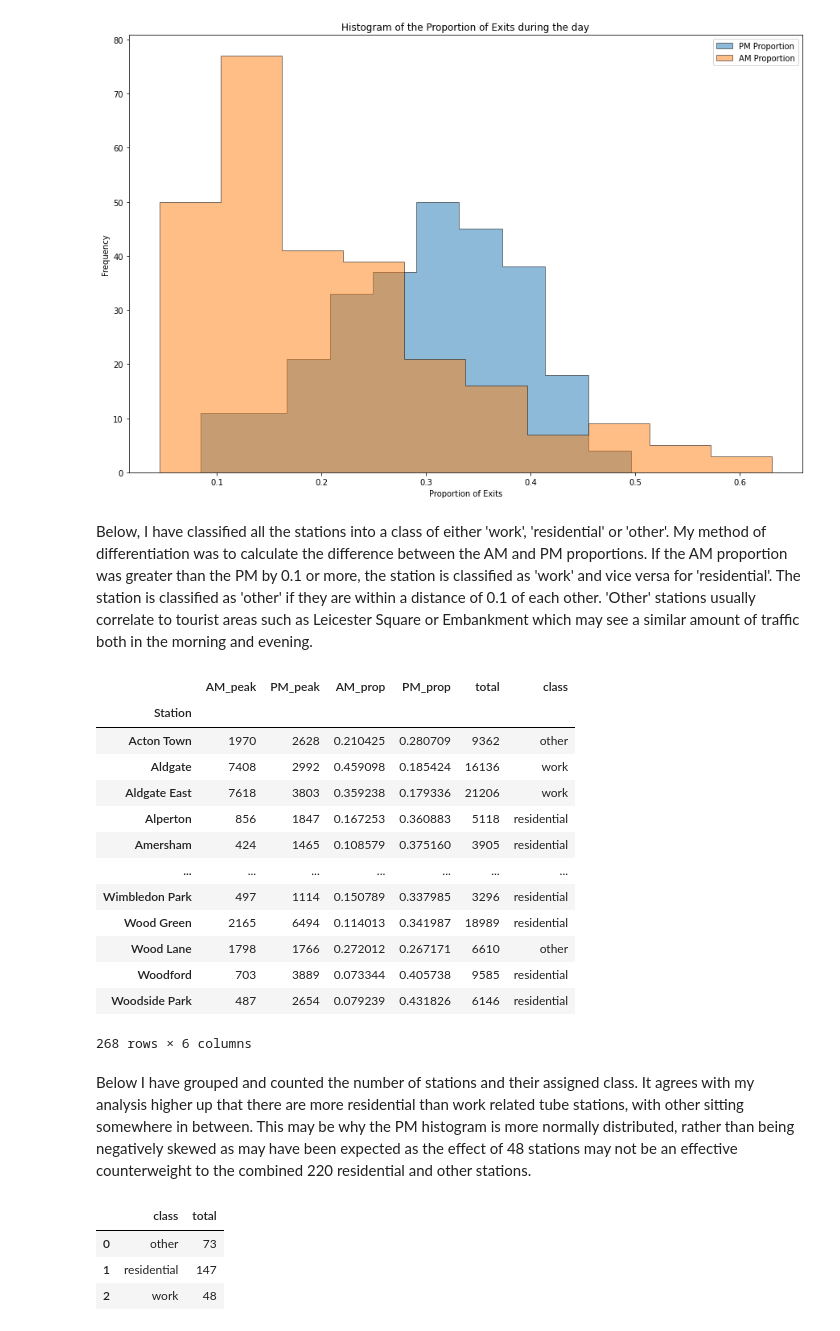
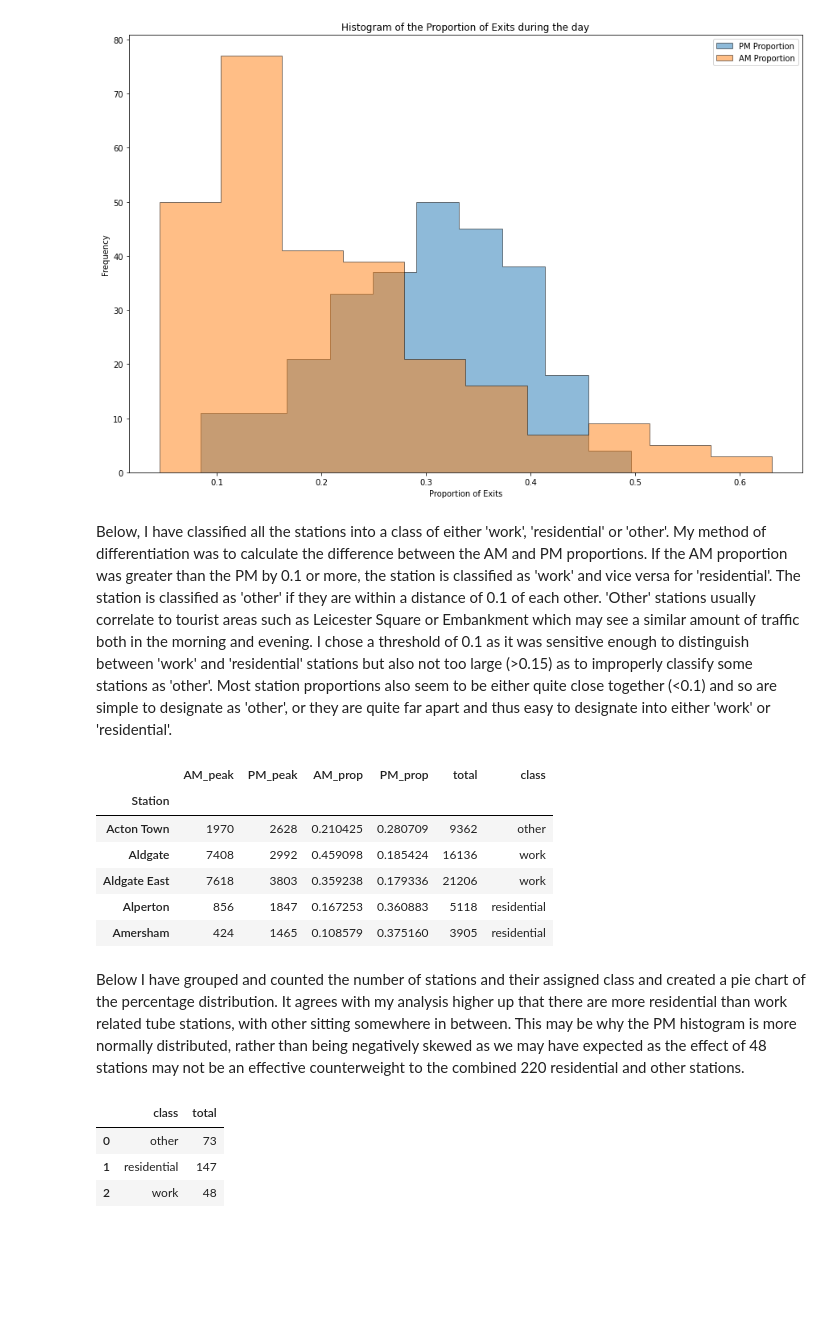
Before and after one commit to elliot-linsey/QMUL, a Jupyter notebook: Statistics/Coursework 1.ipynb, the cells around one changed output. Saved outputs shown, nothing was run; the diff lists cells and outputs as text; code cells hidden in the pictures; blank space fills up the shorter version.

```diff
--- a/Statistics/Coursework 1.ipynb
+++ b/Statistics/Coursework 1.ipynb
@@ -88,27 +85,21 @@ plt.show()
 [figure]
 # %% [markdown]
 Below, I have classified all the stations into a class of either 'work', 'residential' or 'other'. My method of differentiation was to calculate the difference between the AM and PM proportions. If the AM proportion was greater than the PM by 0.1 or more, the station is classified as 'work' and vice versa for 'residential'. The station is classified as 'other' if they are within a distance of 0.1 of each other. 'Other' stations usually correlate to tourist areas such as Leicester Square or Embankment which may see a similar amount of traffic both in the morning and evening.
+I chose a threshold of 0.1 as it was sensitive enough to distinguish between 'work' and 'residential' stations but also not too large (>0.15) as to improperly classify some stations as 'other'. Most station proportions also seem to be either quite close together (<0.1) and so are simple to designate as 'other', or they are quite far apart and thus easy to designate into either 'work' or 'residential'.
 # %%
 peak_counts['class'] = peak_counts.apply(lambda row: 'work' if row['AM_prop'] - row['PM_prop'] > 0.10 else ('residential' if
                                     row['PM_prop'] - row['AM_prop'] > 0.10 else 'other'), axis=1)
-peak_counts
+peak_counts.head()
 # %% [output]
 |  | AM_peak | PM_peak | AM_prop | PM_prop | total | class |
 | Station |  |  |  |  |  |  |
 | Acton Town | 1970 | 2628 | 0.210425 | 0.280709 | 9362 | other |
 | Aldgate | 7408 | 2992 | 0.459098 | 0.185424 | 16136 | work |
 | Aldgate East | 7618 | 3803 | 0.359238 | 0.179336 | 21206 | work |
 | Alperton | 856 | 1847 | 0.167253 | 0.360883 | 5118 | residential |
 | Amersham | 424 | 1465 | 0.108579 | 0.375160 | 3905 | residential |
-| ... | ... | ... | ... | ... | ... | ... |
-| Wimbledon Park | 497 | 1114 | 0.150789 | 0.337985 | 3296 | residential |
-| Wood Green | 2165 | 6494 | 0.114013 | 0.341987 | 18989 | residential |
-| Wood Lane | 1798 | 1766 | 0.272012 | 0.267171 | 6610 | other |
-| Woodford | 703 | 3889 | 0.073344 | 0.405738 | 9585 | residential |
-| Woodside Park | 487 | 2654 | 0.079239 | 0.431826 | 6146 | residential |
-268 rows × 6 columns
 # %% [markdown]
-Below I have grouped and counted the number of stations and their assigned class. It agrees with my analysis higher up that there are more residential than work related tube stations, with other sitting somewhere in between. This may be why the PM histogram is more normally distributed, rather than being negatively skewed as may have been expected as the effect of 48 stations may not be an effective counterweight to the combined 220 residential and other stations.
+Below I have grouped and counted the number of stations and their assigned class and created a pie chart of the percentage distribution. It agrees with my analysis higher up that there are more residential than work related tube stations, with other sitting somewhere in between. This may be why the PM histogram is more normally distributed, rather than being negatively skewed as we may have expected as the effect of 48 stations may not be an effective counterweight to the combined 220 residential and other stations.
 # %%
 peak_counts_grp = peak_counts.groupby('class')['total'].count().reset_index()
 peak_counts_grp
```
Also changed, not shown: parts of 8 cells of this notebook.
